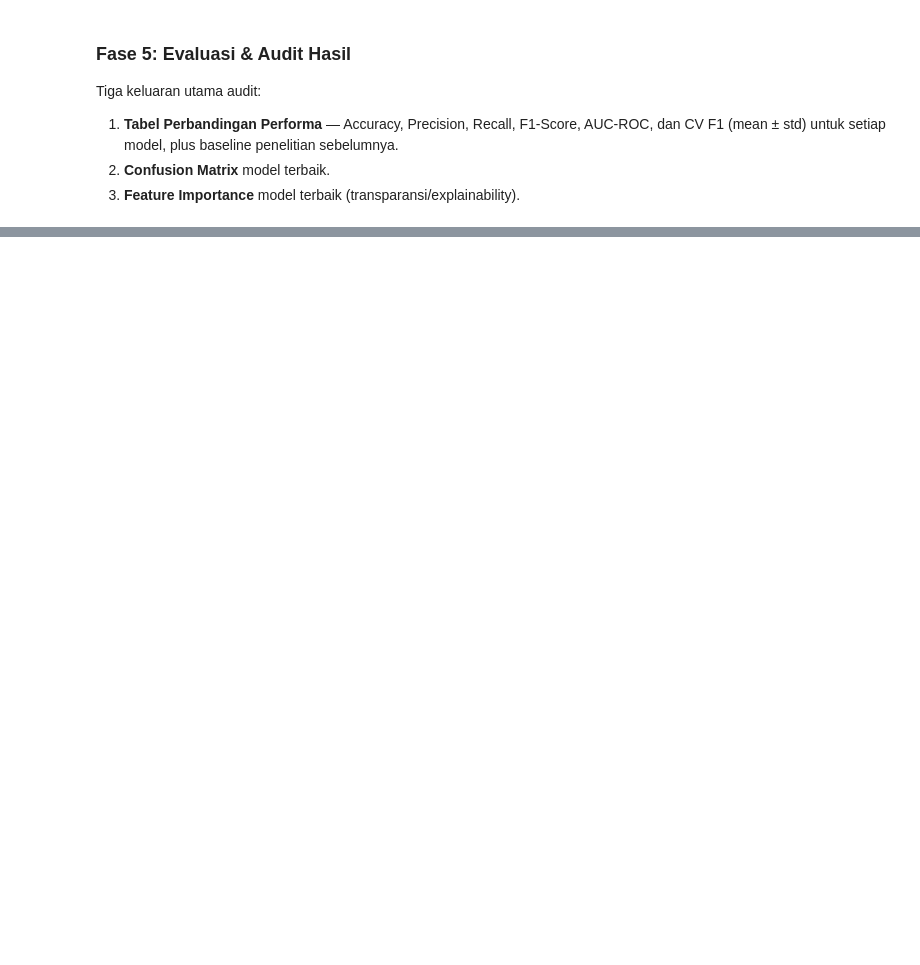
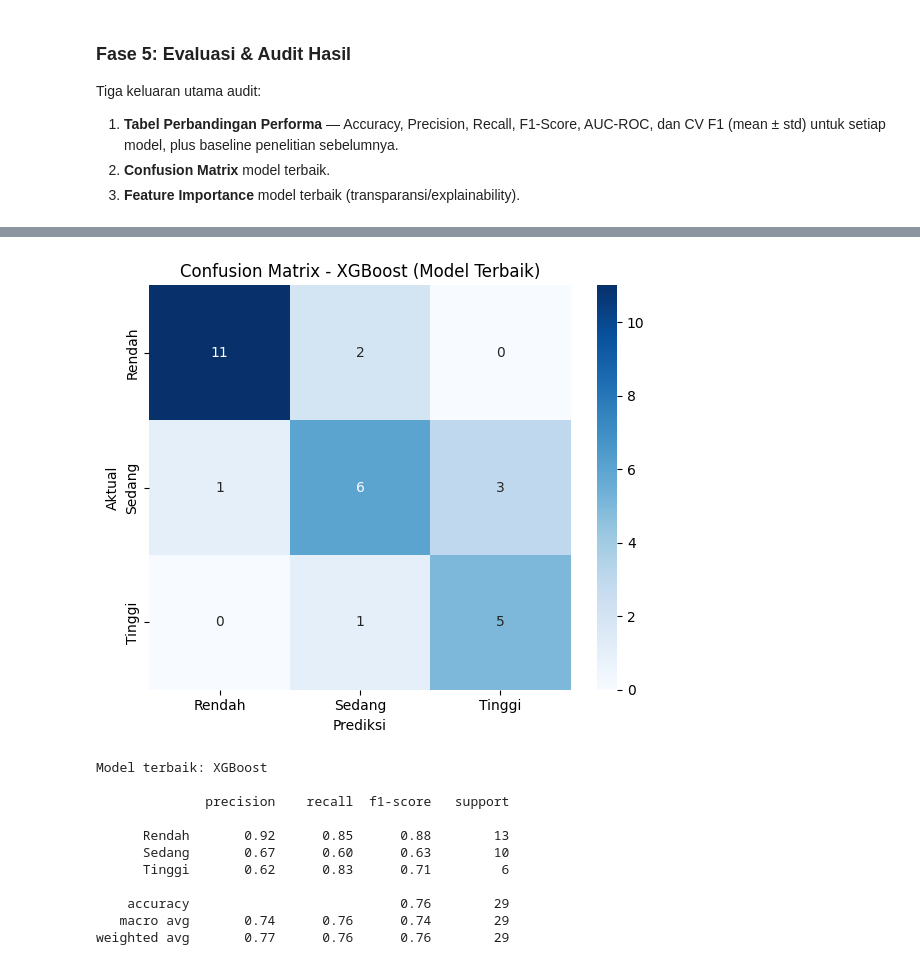
Before and after one commit to LulusMahasiswa2026/model, a Jupyter notebook: notebooks/Model_ML.ipynb, the cells around one changed output, grey strips where cells are left out. Saved outputs shown, nothing was run; the diff lists cells and outputs as text; code cells hidden in the pictures; blank space fills up the shorter version.

```diff
--- a/notebooks/Model_ML.ipynb
+++ b/notebooks/Model_ML.ipynb
@@ -133,10 +253,14 @@ print(f"✅ Feature Engineering Selesai. Dimensi Akhir: {X_train_final.shape[1]}
 ### Fase 4: Modeling (SMOTE & Hyperparameter Tuning)
 Melatih 3 model (RF, XGB, GB) dengan pencarian parameter optimal.
 # %%
-print("[*] Menjalankan SMOTE untuk penyeimbangan data...")
-smote = SMOTE(random_state=42)
-resampled = smote.fit_resample(X_train_final, y_train)
-X_res, y_res = resampled[0], resampled[1]
+# Penyeimbangan kelas dengan SMOTE (k_neighbors aman untuk kelas minoritas kecil)
+min_count = int(y_train.value_counts().min())
+k_neighbors = max(1, min(5, min_count - 1))
+smote = SMOTE(random_state=42, k_neighbors=k_neighbors)
+X_res, y_res = smote.fit_resample(X_train_final, y_train)
+per_class = int(pd.Series(y_res).value_counts().iloc[0])
+print(f"[*] SMOTE (k_neighbors={k_neighbors}): {X_train_final.shape[0]} -> {X_res.shape[0]} sampel "
+      f"({y_train.nunique()} kelas kini seimbang @ {per_class}/kelas)")
 
 models = {
     "Random Forest": (RandomForestClassifier(random_state=42),
@@ -144,17 +268,18 @@ models = {
     "XGBoost": (XGBClassifier(eval_metric='logloss', random_state=42),
                 {'n_estimators': [100, 200], 'learning_rate': [0.01, 0.1]}),
     "Gradient Boosting": (GradientBoostingClassifier(random_state=42),
-                          {'n_estimators': [100], 'learning_rate': [0.05, 0.1]})
+                          {'n_estimators': [100], 'learning_rate': [0.05, 0.1]}),
 }
 
-best_models = {}
+best_models, best_params = {}, {}
 cv = StratifiedKFold(n_splits=3, shuffle=True, random_state=42)
 
+print("\n[*] Hyperparameter tuning (RandomizedSearchCV, cv=3):")
 for name, (model, params) in models.items():
-    print(f"[*] Tuning {name}...")
     search = RandomizedSearchCV(model, params, n_iter=5, cv=cv, scoring='accuracy', random_state=42)
     search.fit(X_res, y_res)
     best_models[name] = search.best_estimator_
-    print(f"    Best Score: {search.best_score_:.4f}")
+    best_params[name] = search.best_params_
+    print(f"  [v] {name:18s} CV acc={search.best_score_:.4f}  best_params={search.best_params_}")
 
-print("✅ Training Selesai.")
+print(f"\n[OK] Training selesai - {len(best_models)} model siap dievaluasi: {list(best_models.keys())}")
@@ -215,24 +354,38 @@ print(results_df.to_string())
 # %%
 # === 2) CONFUSION MATRIX (model terbaik) ===
-# Model terbaik = peringkat 1 tabel (di luar baris baseline)
 trained_ranking = results_df[results_df['Model'] != 'Penelitian Sebelumnya (Baseline)']
 best_name = trained_ranking.iloc[0]['Model']
 best_model = best_models[best_name]
 
 y_pred_best = best_model.predict(X_test_final)
-cm = confusion_matrix(y_test, y_pred_best)
+labels_sorted = sorted(TIER_NAMES)
+ticks = [TIER_NAMES[i].split(' (')[0] for i in labels_sorted]
+cm = confusion_matrix(y_test, y_pred_best, labels=labels_sorted)
 
-plt.figure(figsize=(7, 5))
-sns.heatmap(cm, annot=True, fmt='d', cmap='Blues')
-plt.title(f'Confusion Matrix — {best_name} (Model Terbaik)')
+plt.figure(figsize=(6, 5))
+sns.heatmap(cm, annot=True, fmt='d', cmap='Blues', xticklabels=ticks, yticklabels=ticks)
+plt.title(f'Confusion Matrix - {best_name} (Model Terbaik)')
 plt.xlabel('Prediksi')
 plt.ylabel('Aktual')
 plt.tight_layout()
 plt.savefig(os.path.join(OUTPUT_DIR, 'confusion_matrix_best.png'), bbox_inches='tight')
 plt.show()
 
 print(f"Model terbaik: {best_name}\n")
-print(classification_report(y_test, y_pred_best))
+print(classification_report(y_test, y_pred_best, labels=labels_sorted, target_names=ticks, zero_division=0))
+# %% [output]
+[figure, added]
+Model terbaik: XGBoost
+
+              precision    recall  f1-score   support
+
+      Rendah       0.92      0.85      0.88        13
+      Sedang       0.67      0.60      0.63        10
+      Tinggi       0.62      0.83      0.71         6
+
+    accuracy                           0.76        29
+   macro avg       0.74      0.76      0.74        29
+weighted avg       0.77      0.76      0.76        29
 # %%
 # === 3) FEATURE IMPORTANCE (model terbaik) ===
 if hasattr(best_model, 'feature_importances_'):
```
Also changed, not shown: parts of 11 cells of this notebook.
